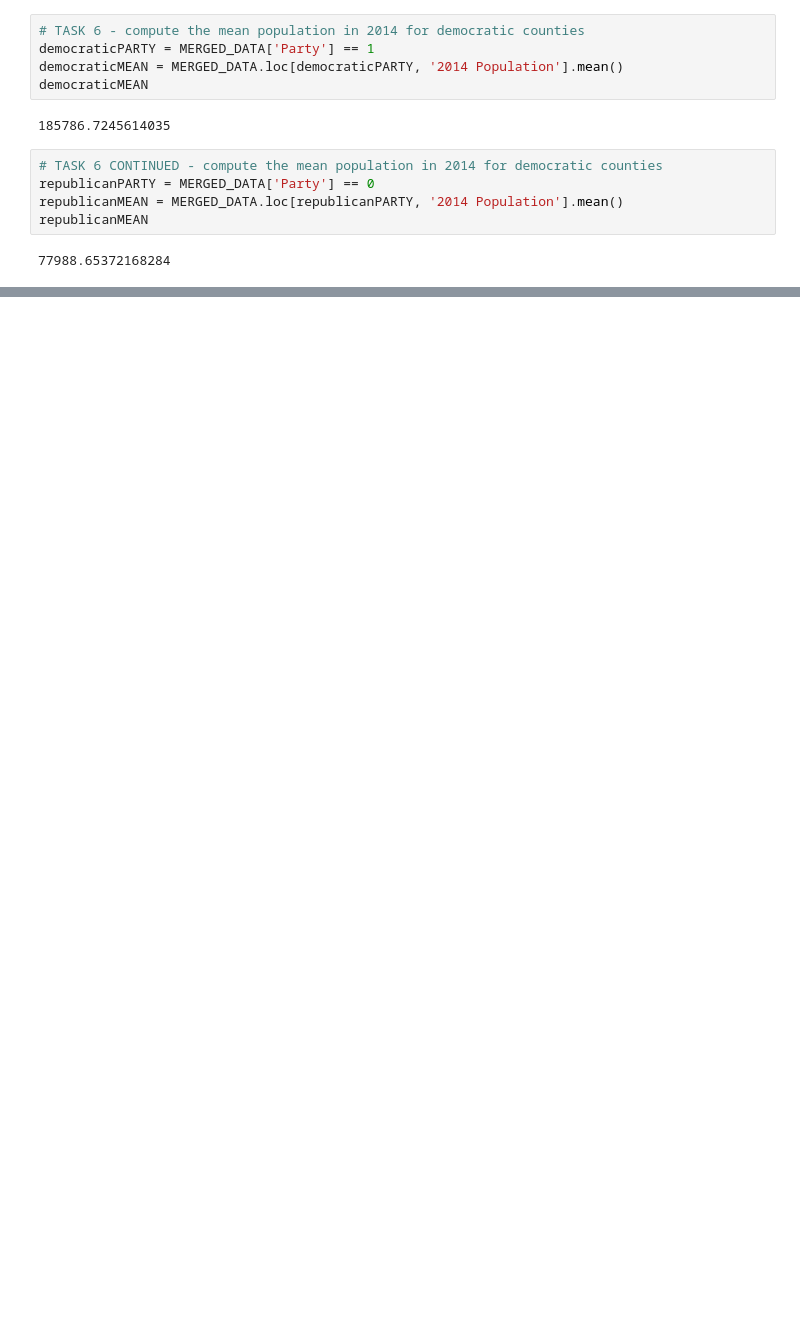
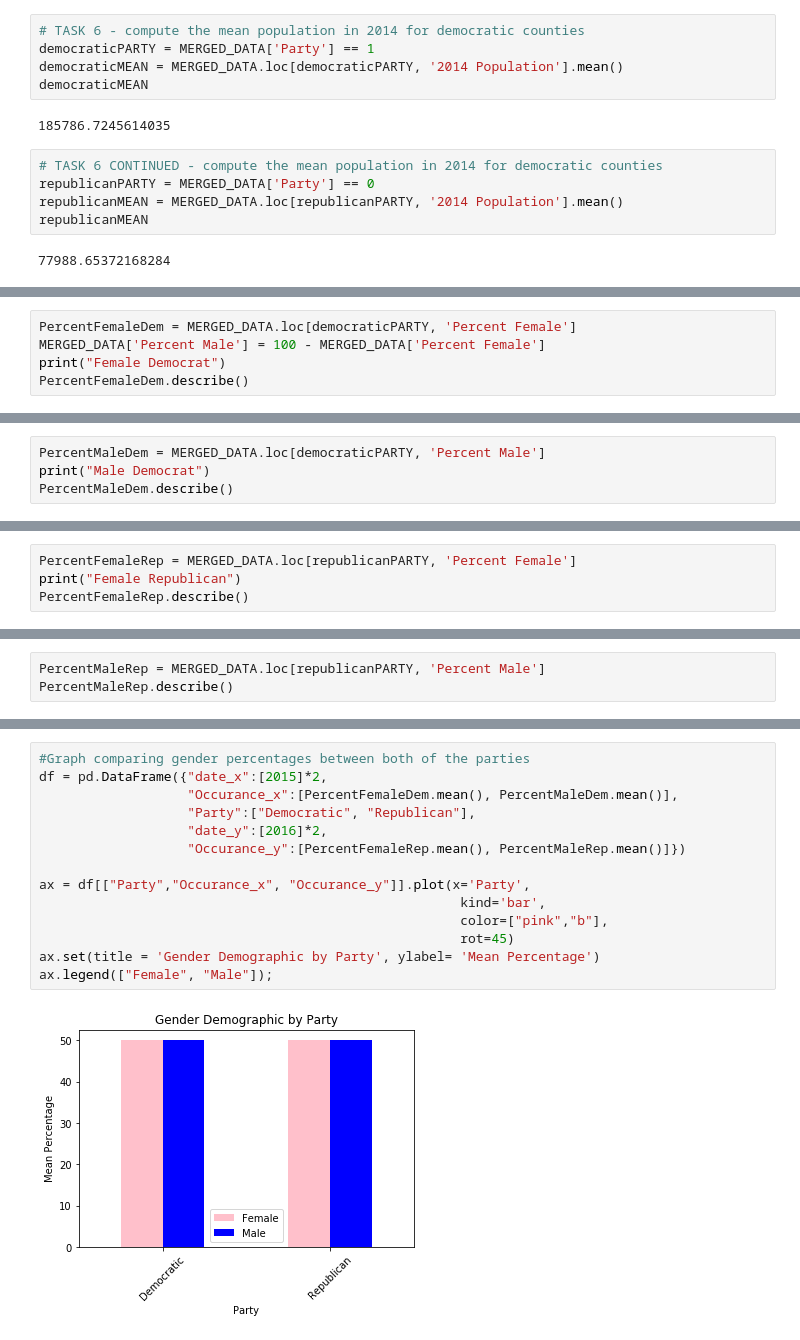
Before and after one commit to hamzashahid1995/Data-Science, a Jupyter notebook: Project 01-Exploratory Data Analysis/project1_418.ipynb, the cells around one changed output, grey strips where cells are left out. Cells and saved outputs as stored; diff of their text form; blank space fills up the shorter version.

```diff
--- a/Project 01-Exploratory Data Analysis/project1_418.ipynb
+++ b/Project 01-Exploratory Data Analysis/project1_418.ipynb
@@ -162,0 +309,5 @@ republicanMEAN
+# %%
+PercentFemaleDem = MERGED_DATA.loc[democraticPARTY, 'Percent Female']
+MERGED_DATA['Percent Male'] = 100 - MERGED_DATA['Percent Female']
+print("Female Democrat")
+PercentFemaleDem.describe()
@@ -162,0 +334,4 @@ republicanMEAN
+# %%
+PercentMaleDem = MERGED_DATA.loc[democraticPARTY, 'Percent Male']
+print("Male Democrat")
+PercentMaleDem.describe()
@@ -162,0 +349,4 @@ republicanMEAN
+# %%
+PercentFemaleRep = MERGED_DATA.loc[republicanPARTY, 'Percent Female']
+print("Female Republican")
+PercentFemaleRep.describe()
@@ -162,0 +364,3 @@ republicanMEAN
+# %%
+PercentMaleRep = MERGED_DATA.loc[republicanPARTY, 'Percent Male']
+PercentMaleRep.describe()
@@ -162,0 +377,16 @@ republicanMEAN
+# %%
+#Graph comparing gender percentages between both of the parties
+df = pd.DataFrame({"date_x":[2015]*2,
+                   "Occurance_x":[PercentFemaleDem.mean(), PercentMaleDem.mean()],
+                   "Party":["Democratic", "Republican"],
+                   "date_y":[2016]*2,
+                   "Occurance_y":[PercentFemaleRep.mean(), PercentMaleRep.mean()]})
+
+ax = df[["Party","Occurance_x", "Occurance_y"]].plot(x='Party',
+                                                      kind='bar',
+                                                      color=["pink","b"],
+                                                      rot=45)
+ax.set(title = 'Gender Demographic by Party', ylabel= 'Mean Percentage')
+ax.legend(["Female", "Male"]);
+# %% [output]
+[figure, added]
```
Also changed, not shown: parts of 27 cells of this notebook.
